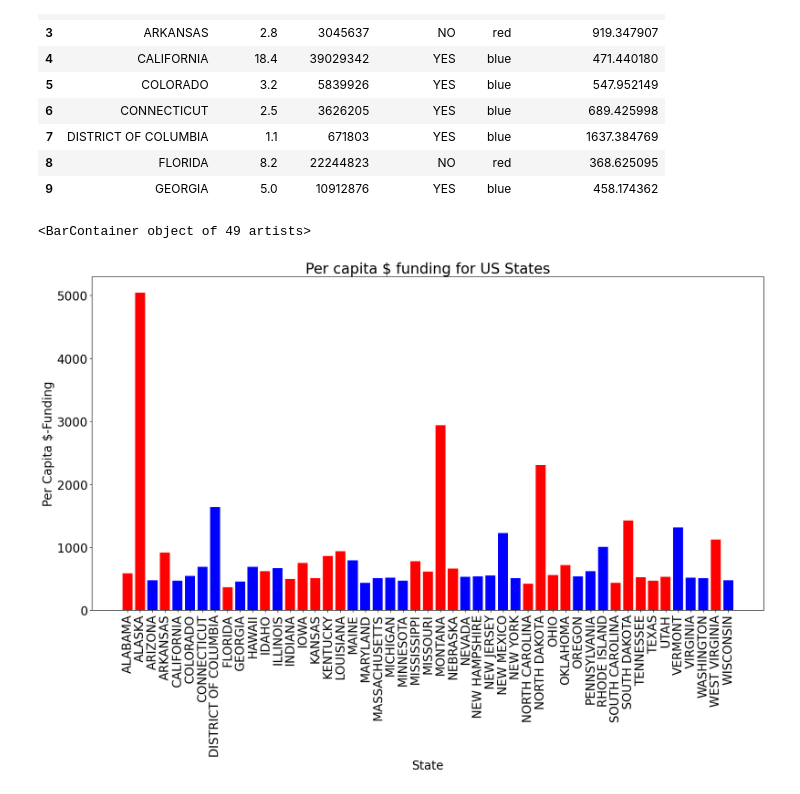
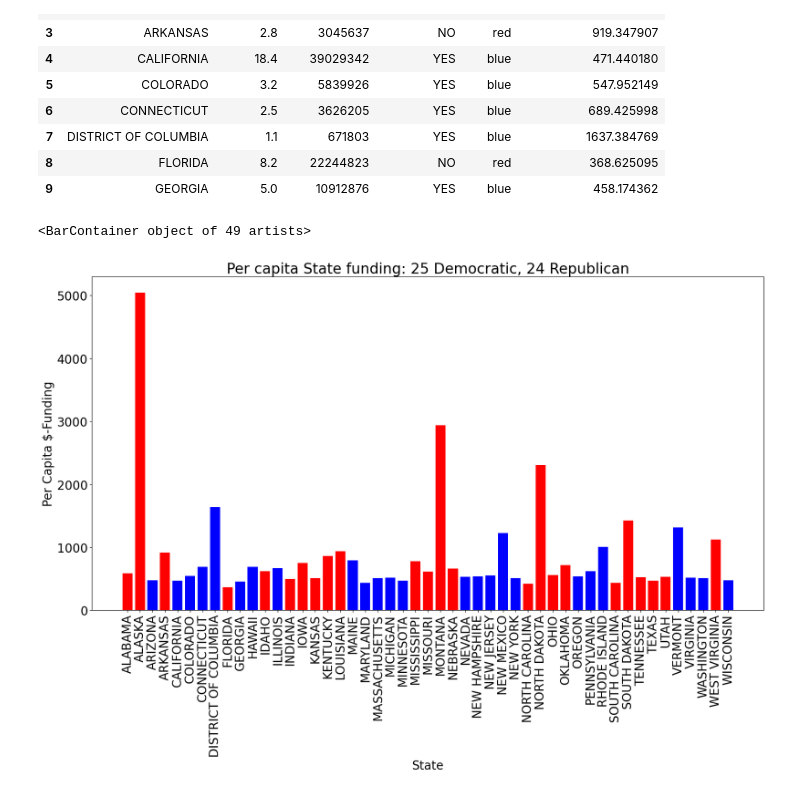
Before and after one commit to himalayahall/CUNY-DATA606, a Jupyter notebook: Story 1/Story1.ipynb, the cells around one changed output. Cells and saved outputs as stored; diff of their text form; code cells hidden in the pictures.

```diff
--- a/Story 1/Story1.ipynb
+++ b/Story 1/Story1.ipynb
@@ -308,16 +308,19 @@ merged.head(n=10)
 | 8 | FLORIDA | 8.2 | 22244823 | NO | red | 368.625095 |
 | 9 | GEORGIA | 5.0 | 10912876 | YES | blue | 458.174362 |
 # %%
-plt.title('Per capita $ funding')
+dems = len(merged[merged['BIDEN_WON'] == 'YES'])
+reps = len(merged) - dems
+
+plt.title(f'Per capita State funding: {dems} Democratic, {reps} Republican')
 plt.rcParams['figure.figsize'] = (20, 10)
 plt.rcParams['font.size'] = '20'
 plt.xticks(rotation = 'vertical')
 plt.xlabel('State')
 plt.ylabel('Per Capita $-Funding')
 plt.bar(merged['STATE'],
         merged['PER_CAPITA_FUNDING'],
         color = merged['COLOR'])
 # %% [output]
 <BarContainer object of 49 artists>
-[figure, old version]
+[figure, new version]
 # %%
```
Also changed, not shown: parts of 1 cell of this notebook.
